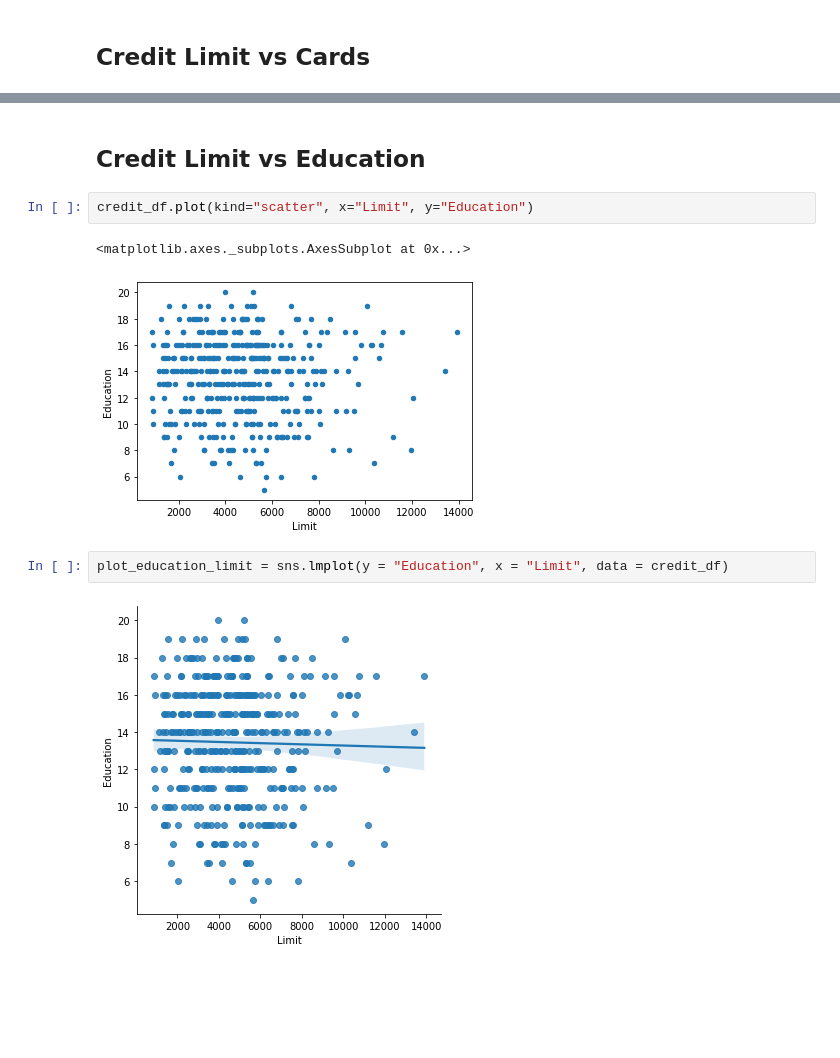
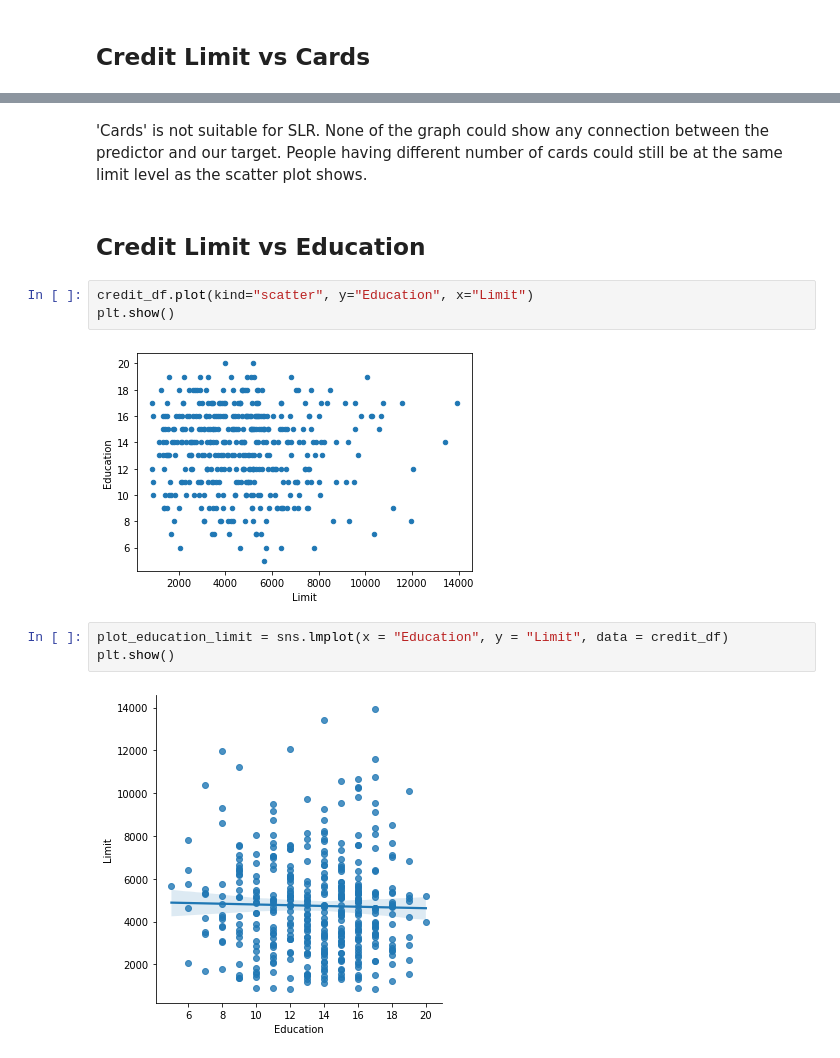
Before and after one commit to USF-CS-663-Spring-2020/lab-05-regression-eggchul, a Jupyter notebook: lab5.ipynb, the cells around one changed output, grey strips where cells are left out. Saved outputs shown, nothing was run; the diff lists cells and outputs as text; blank space fills up the shorter version.

```diff
--- a/lab5.ipynb
+++ b/lab5.ipynb
@@ -214,13 +228,17 @@ lin_reg_cards_limit.intercept_
+# %% [markdown]
+'Cards' is not suitable for SLR. None of the graph could show any connection between the predictor and our target.
+People having different number of cards could still be at the same limit level as the scatter plot shows.
 # %% [markdown]
 ## Credit Limit vs Education
 # %%
-credit_df.plot(kind="scatter", x="Limit", y="Education")
+credit_df.plot(kind="scatter", y="Education", x="Limit")
+plt.show()
 # %% [output]
-<matplotlib.axes._subplots.AxesSubplot at 0x...>
 [figure]
 # %%
-plot_education_limit = sns.lmplot(y = "Education", x = "Limit", data = credit_df)
+plot_education_limit = sns.lmplot(x = "Education", y = "Limit", data = credit_df)
+plt.show()
 # %% [output]
-[figure, old version]
+[figure, new version]
 # %%
 r_education_limit = sns.residplot('Limit', 'Education', data = credit_df)
```
Also changed, not shown: parts of 41 cells of this notebook.
